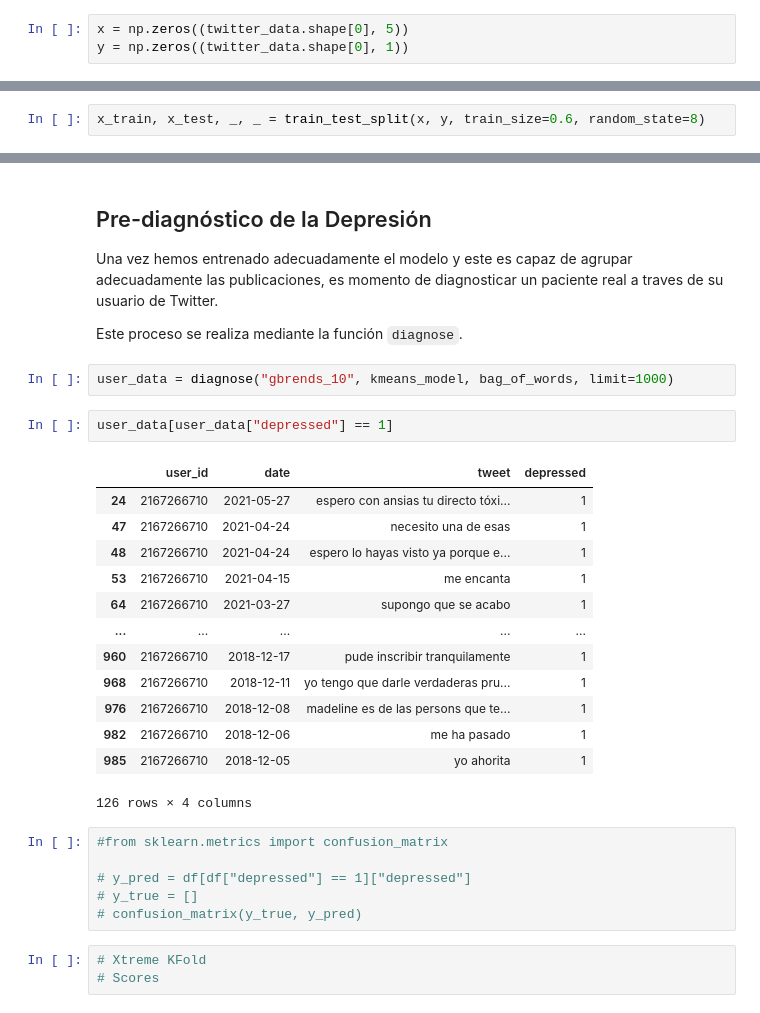
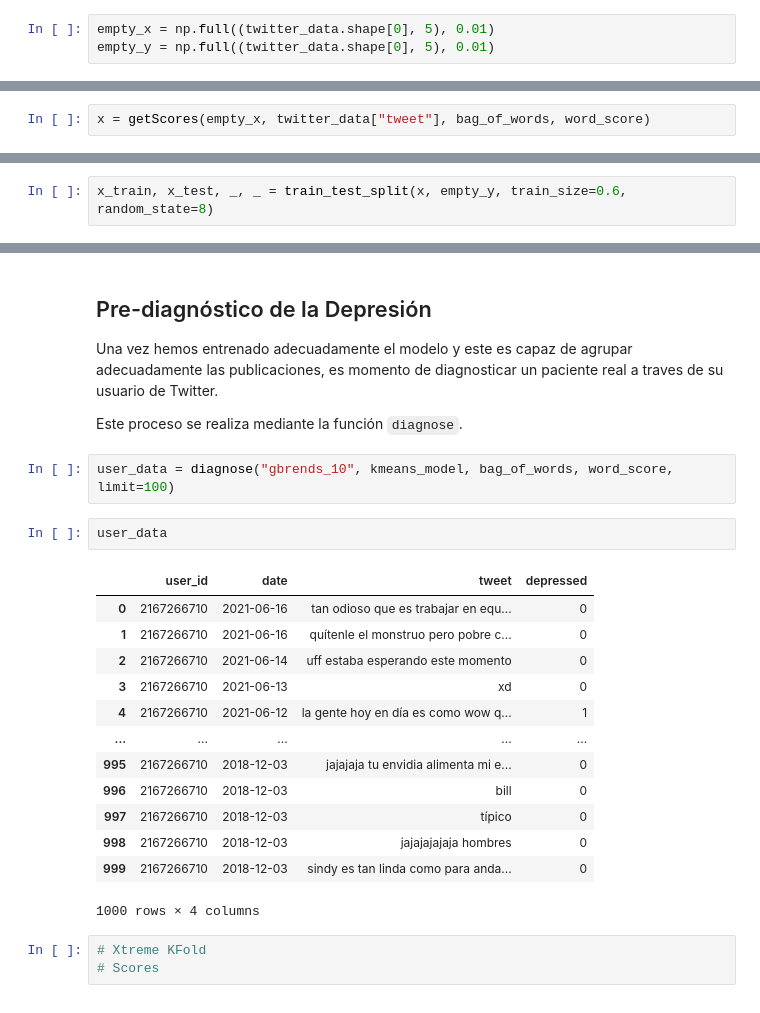
Before and after one commit to restradap001/Depression-in-Mexico, a Jupyter notebook: depression-in-mexico.ipynb, the cells around one changed output, grey strips where cells are left out. Cells and saved outputs as stored; diff of their text form.

```diff
--- a/depression-in-mexico.ipynb
+++ b/depression-in-mexico.ipynb
@@ -447,6 +462,6 @@ Este proceso se realiza mediante las funciones <code>zeros</code> de la librerí
 # %%
-x = np.zeros((twitter_data.shape[0], 5))
-y = np.zeros((twitter_data.shape[0], 1))
+empty_x = np.full((twitter_data.shape[0], 5), 0.01)
+empty_y = np.full((twitter_data.shape[0], 5), 0.01)
 # %% [markdown]
 Despues, realizamos el conteo del puntaje de cada categoria de palabras depresivas que contiene cada cadena de texto.
 
@@ -470,3 +469,5 @@ x = np.nan_to_num(x, nan=0.001)
+# %%
+x = getScores(empty_x, twitter_data["tweet"], bag_of_words, word_score)
 # %% [markdown]
 ### División: Datos de Entrenamiento y Datos de Prueba
 
@@ -474,7 +475,7 @@ Una vez hemos establecido los puntajes para cada publicación, procedemos a real
 
 Este proceso se realiza mediante la función <code>train_test_split</code> de la librería <code>sklearn</code>.
 # %%
-x_train, x_test, _, _ = train_test_split(x, y, train_size=0.6, random_state=8)
+x_train, x_test, _, _ = train_test_split(x, empty_y, train_size=0.6, random_state=8)
 # %% [markdown]
 ### Entrenamiento
 
@@ -528,29 +509,23 @@ Una vez hemos entrenado adecuadamente el modelo y este es capaz de agrupar adecu
 
 Este proceso se realiza mediante la función <code>diagnose</code>.
 # %%
-user_data = diagnose("gbrends_10", kmeans_model, bag_of_words, limit=1000)
+user_data = diagnose("gbrends_10", kmeans_model, bag_of_words, word_score, limit=100)
-# %%
-user_data[user_data["depressed"] == 1]
-# %% [output]
-|  | user_id | date | tweet | depressed |
-| 24 | 2167266710 | 2021-05-27 | espero con ansias tu directo tóxi... | 1 |
-| 47 | 2167266710 | 2021-04-24 | necesito una de esas | 1 |
-| 48 | 2167266710 | 2021-04-24 | espero lo hayas visto ya porque e... | 1 |
-| 53 | 2167266710 | 2021-04-15 | me encanta | 1 |
-| 64 | 2167266710 | 2021-03-27 | supongo que se acabo | 1 |
-| ... | ... | ... | ... | ... |
-| 960 | 2167266710 | 2018-12-17 | pude inscribir tranquilamente | 1 |
-| 968 | 2167266710 | 2018-12-11 | yo tengo que darle verdaderas pru... | 1 |
-| 976 | 2167266710 | 2018-12-08 | madeline es de las persons que te... | 1 |
-| 982 | 2167266710 | 2018-12-06 | me ha pasado | 1 |
-| 985 | 2167266710 | 2018-12-05 | yo ahorita | 1 |
-126 rows × 4 columns
-# %%
-#from sklearn.metrics import confusion_matrix
-
-# y_pred = df[df["depressed"] == 1]["depressed"]
-# y_true = []
-# confusion_matrix(y_true, y_pred)
+# %%
+user_data
+# %% [output]
+|  | user_id | date | tweet | depressed |
+| 0 | 2167266710 | 2021-06-16 | tan odioso que es trabajar en equ... | 0 |
+| 1 | 2167266710 | 2021-06-16 | quítenle el monstruo pero pobre c... | 0 |
+| 2 | 2167266710 | 2021-06-14 | uff estaba esperando este momento | 0 |
+| 3 | 2167266710 | 2021-06-13 | xd | 0 |
+| 4 | 2167266710 | 2021-06-12 | la gente hoy en día es como wow q... | 1 |
+| ... | ... | ... | ... | ... |
+| 995 | 2167266710 | 2018-12-03 | jajajaja tu envidia alimenta mi e... | 0 |
+| 996 | 2167266710 | 2018-12-03 | bill | 0 |
+| 997 | 2167266710 | 2018-12-03 | típico | 0 |
+| 998 | 2167266710 | 2018-12-03 | jajajajajaja hombres | 0 |
+| 999 | 2167266710 | 2018-12-03 | sindy es tan linda como para anda... | 0 |
+1000 rows × 4 columns
 # %%
 # Xtreme KFold
 # Scores
```
Also changed, not shown: parts of 26 cells of this notebook.
